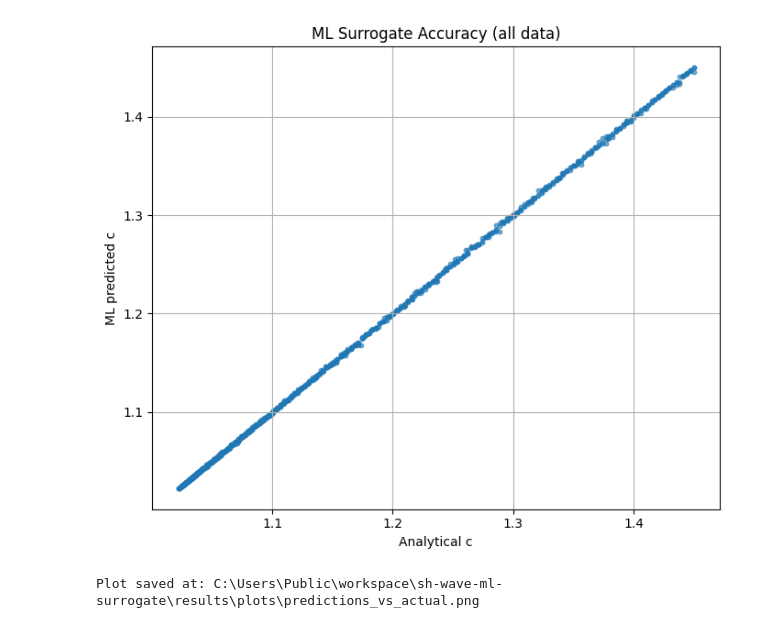
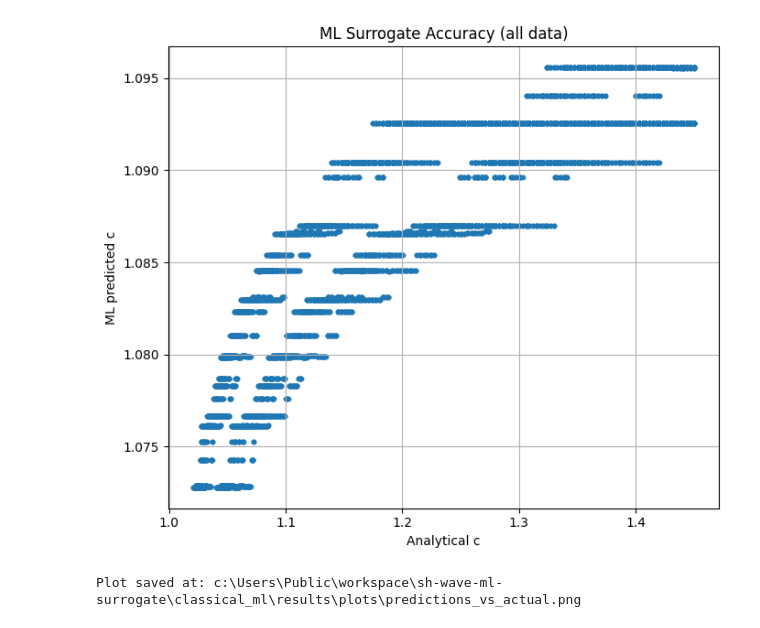
Before and after one commit to soniya-chaudhary-jha/sh-wave-ml-surrogate, a Jupyter notebook: classical_ml/executed_notebooks/03_results_visualization_executed.ipynb, the cells around one changed output. Saved outputs shown, nothing was run; the diff lists cells and outputs as text; code cells hidden in the pictures.

```diff
--- a/classical_ml/executed_notebooks/03_results_visualization_executed.ipynb
+++ b/classical_ml/executed_notebooks/03_results_visualization_executed.ipynb
@@ -14,40 +14,39 @@ if os.path.exists(scaler_path):
     scaler = load(scaler_path)
 
 # Load dataset (Excel or CSV)
-possible = [os.path.join(ROOT, 'data', 'raw', 'dispersion_vs_L.xlsx'),
-            os.path.join(ROOT, 'data', 'dispersion_vs_L.xlsx'),
-            os.path.join(ROOT, 'data', 'raw', 'dispersion_vs_L.csv'),
-            os.path.join(ROOT, 'data', 'dispersion_vs_L.csv')]
+possible = [os.path.join(ROOT, 'data', 'raw', 'dispersion_full_dataset.xlsx'),
+            os.path.join(ROOT, 'data', 'dispersion_full_dataset.xlsx'),
+            os.path.join(ROOT, 'data', 'raw', 'dispersion_full_dataset.csv'),
+            os.path.join(ROOT, 'data', 'dispersion_full_dataset.csv')]
 data_path = next((p for p in possible if os.path.exists(p)), None)
 if data_path is None:
-    raise FileNotFoundError('dispersion_vs_L data not found')
+    raise FileNotFoundError('dispersion_full_dataset data not found')
 if data_path.endswith('.csv'):
     data = pd.read_csv(data_path)
 else:
     data = pd.read_excel(data_path)
 
-X = data[["kL","L"]].values
+X = data[["kL","L","alpha1","s","P1","P2"]].values
 y = data["c_beta"].values
 
 # Scale if scaler available
-X_in = scaler.transform(X) if scaler is not None else X
-
+X_in = X
 # Predict and plot
 pred = model.predict(X_in)
 
 plt.figure(figsize=(7,6))
 plt.scatter(y, pred, s=10, alpha=0.6)
 plt.xlabel('Analytical c')
 plt.ylabel('ML predicted c')
 plt.title('ML Surrogate Accuracy (all data)')
 plt.grid(True)
 plt.tight_layout()
 plot_dir = os.path.join(ROOT, 'results', 'plots')
 os.makedirs(plot_dir, exist_ok=True)
 plot_path = os.path.join(plot_dir, 'predictions_vs_actual.png')
 plt.savefig(plot_path, dpi=300)
 plt.show()
 print(f'Plot saved at: {plot_path}')
 # %% [output]
-[figure, old version]
+[figure, new version]
-Plot saved at: C:\Users\Public\workspace\sh-wave-ml-surrogate\results\plots\predictions_vs_actual.png
+Plot saved at: c:\Users\Public\workspace\sh-wave-ml-surrogate\classical_ml\results\plots\predictions_vs_actual.png
```
Also changed, not shown: 36 other files.
